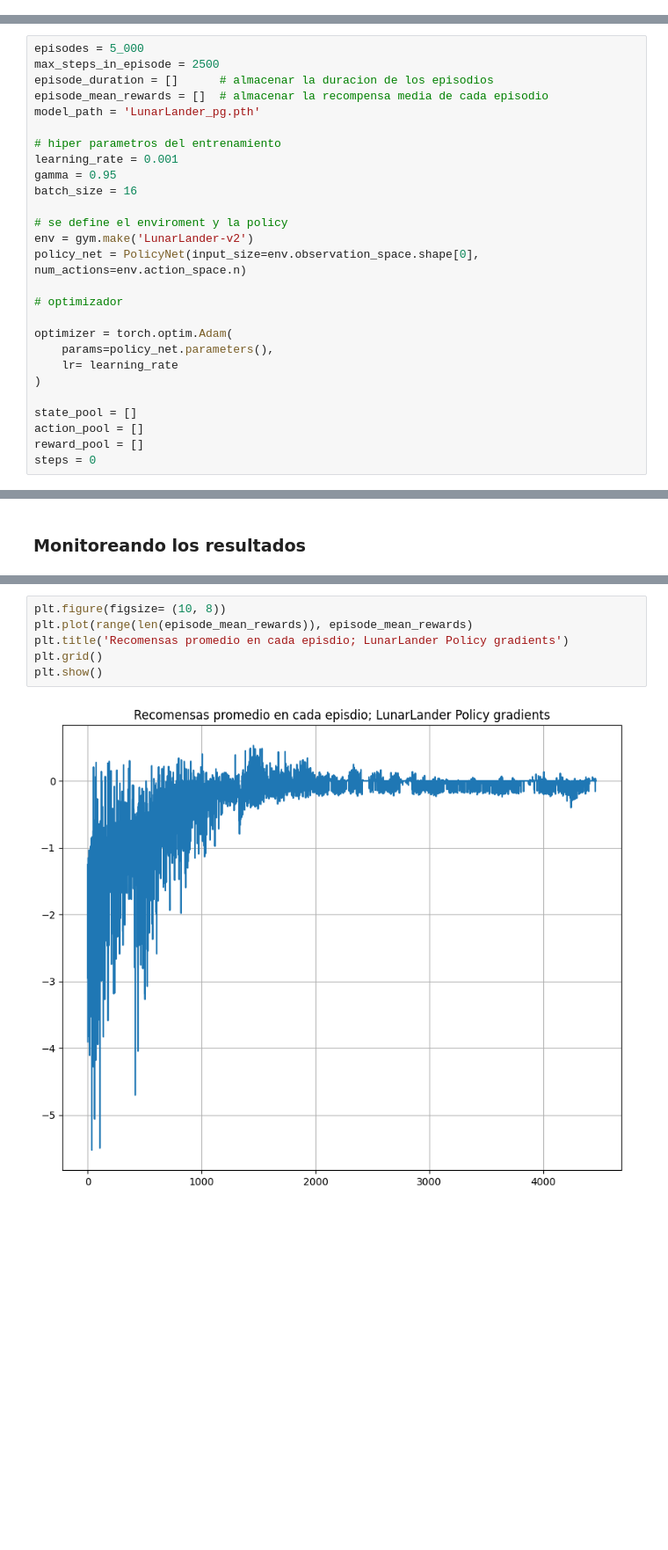
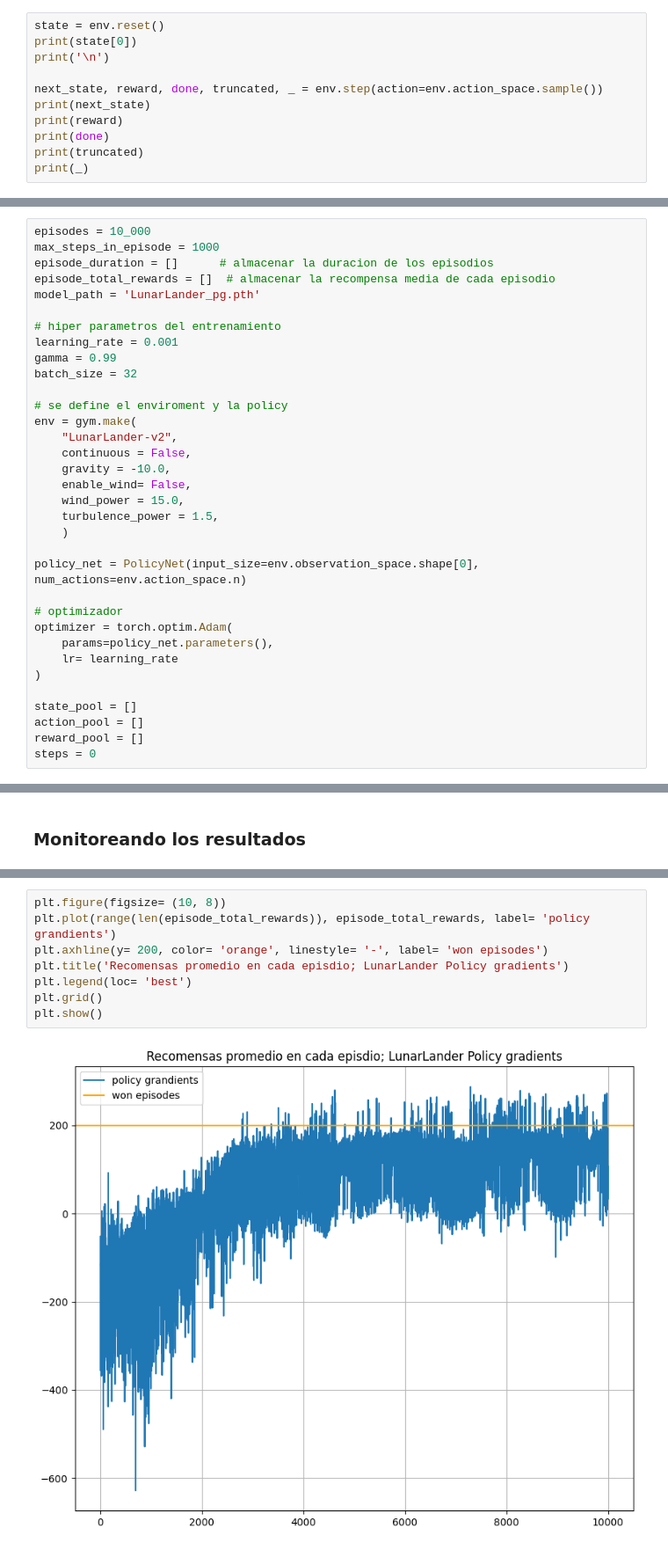
Before and after one commit to EHMikel/Improving-RL-w-latent-imagination, a Jupyter notebook: LunarLander_Policy_Gradients.ipynb, the cells around one changed output, grey strips where cells are left out. Shown at 88% size. Cells and saved outputs as stored; diff of their text form; blank space fills up the shorter version.

Commit message:
Polciy gradients Lunar Lander

```diff
--- a/LunarLander_Policy_Gradients.ipynb
+++ b/LunarLander_Policy_Gradients.ipynb
@@ -33,0 +38,11 @@ print(state[0])
+# %%
+state = env.reset()
+print(state[0])
+print('\n')
+
+next_state, reward, done, truncated, _ = env.step(action=env.action_space.sample())
+print(next_state)
+print(reward)
+print(done)
+print(truncated)
+print(_)
@@ -54,23 +80,30 @@ class PolicyNet(nn.Module):
 # %% [markdown]
 ### Definiendo hiper parámetros
 # %%
-episodes = 5_000
-max_steps_in_episode = 2500
+episodes = 10_000
+max_steps_in_episode = 1000
 episode_duration = []      # almacenar la duracion de los episodios
-episode_mean_rewards = []  # almacenar la recompensa media de cada episodio
+episode_total_rewards = []  # almacenar la recompensa media de cada episodio
 model_path = 'LunarLander_pg.pth'
 
 # hiper parametros del entrenamiento
 learning_rate = 0.001
-gamma = 0.95
-batch_size = 16
+gamma = 0.99
+batch_size = 32
 
 # se define el enviroment y la policy
-env = gym.make('LunarLander-v2')
+env = gym.make(
+    "LunarLander-v2",
+    continuous = False,
+    gravity = -10.0,
+    enable_wind= False,
+    wind_power = 15.0,
+    turbulence_power = 1.5,
+    )
+
 policy_net = PolicyNet(input_size=env.observation_space.shape[0], num_actions=env.action_space.n)
 
 # optimizador
-
 optimizer = torch.optim.Adam(
     params=policy_net.parameters(),
     lr= learning_rate
@@ -242,8 +254,10 @@ plt.show()
 # %%
 plt.figure(figsize= (10, 8))
-plt.plot(range(len(episode_mean_rewards)), episode_mean_rewards)
+plt.plot(range(len(episode_total_rewards)), episode_total_rewards, label= 'policy grandients')
+plt.axhline(y= 200, color= 'orange', linestyle= '-', label= 'won episodes')
 plt.title('Recomensas promedio en cada episdio; LunarLander Policy gradients')
+plt.legend(loc= 'best')
 plt.grid()
 plt.show()
 # %% [output]
-[figure, old version]
+[figure, new version]
```
Also changed, not shown: parts of 9 cells of this notebook.
